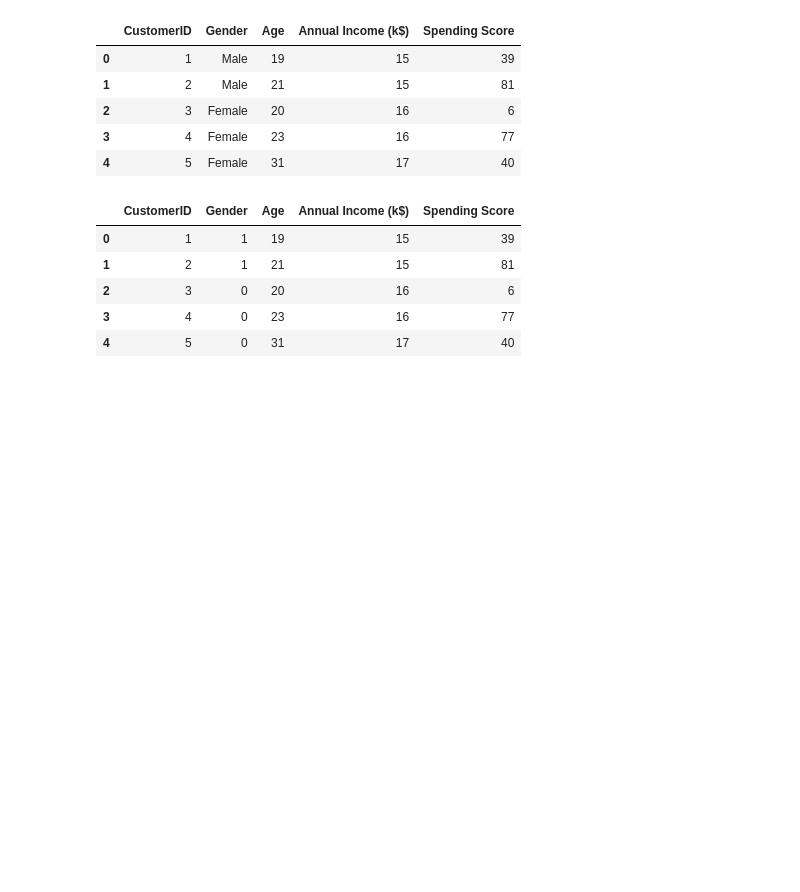
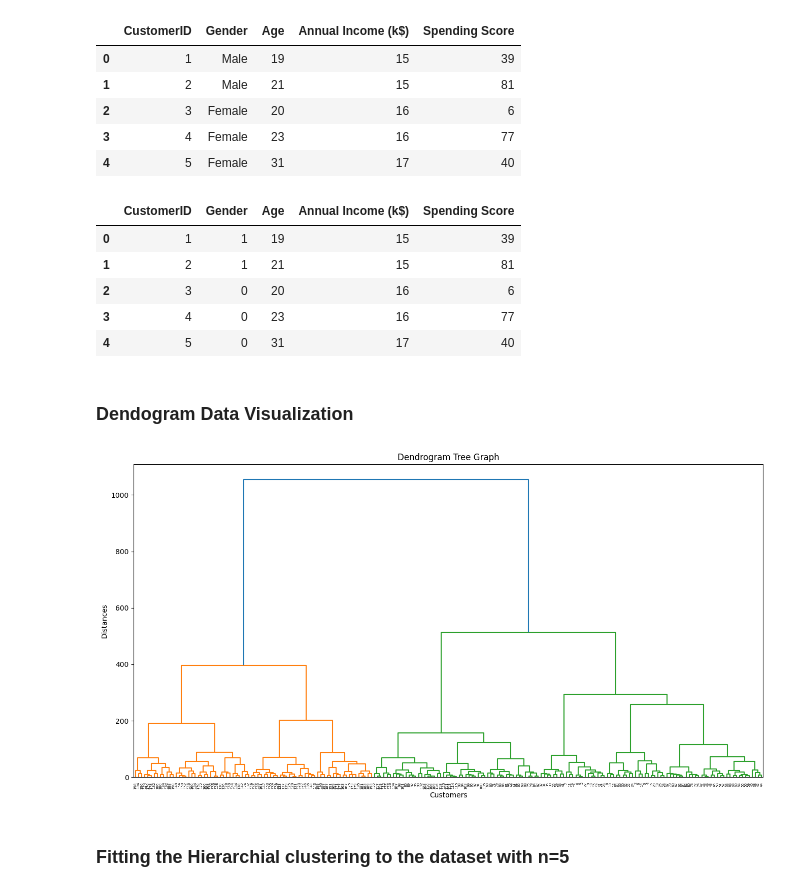
Before and after one commit to shubhamrai1318/Income_Spent_Using_Hierarchial_clusterring, a Jupyter notebook: Income_Spent_Using_Hierarchial_clusterring.ipynb, the cells around one changed output. Saved outputs shown, nothing was run; the diff lists cells and outputs as text; code cells hidden in the pictures; blank space fills up the shorter version.

Commit message:
Fitting the Cluster

```diff
--- a/Income_Spent_Using_Hierarchial_clusterring.ipynb
+++ b/Income_Spent_Using_Hierarchial_clusterring.ipynb
@@ -104,3 +104,19 @@ df.head()
 | 2 | 3 | 0 | 20 | 16 | 6 |
 | 3 | 4 | 0 | 23 | 16 | 77 |
 | 4 | 5 | 0 | 31 | 17 | 40 |
+# %% [markdown]
+### **Dendogram Data Visualization**
+# %%
+import scipy.cluster.hierarchy as clus
+
+plt.figure(1, figsize = (16 ,8))
+dendrogram = clus.dendrogram(clus.linkage(df, method  = "ward"))
+
+plt.title('Dendrogram Tree Graph')
+plt.xlabel('Customers')
+plt.ylabel('Distances')
+plt.show()
+# %% [output]
+[figure, added]
+# %% [markdown]
+### **Fitting the Hierarchial clustering to the dataset with n=5**
```
Also changed, not shown: parts of 1 cell of this notebook.
